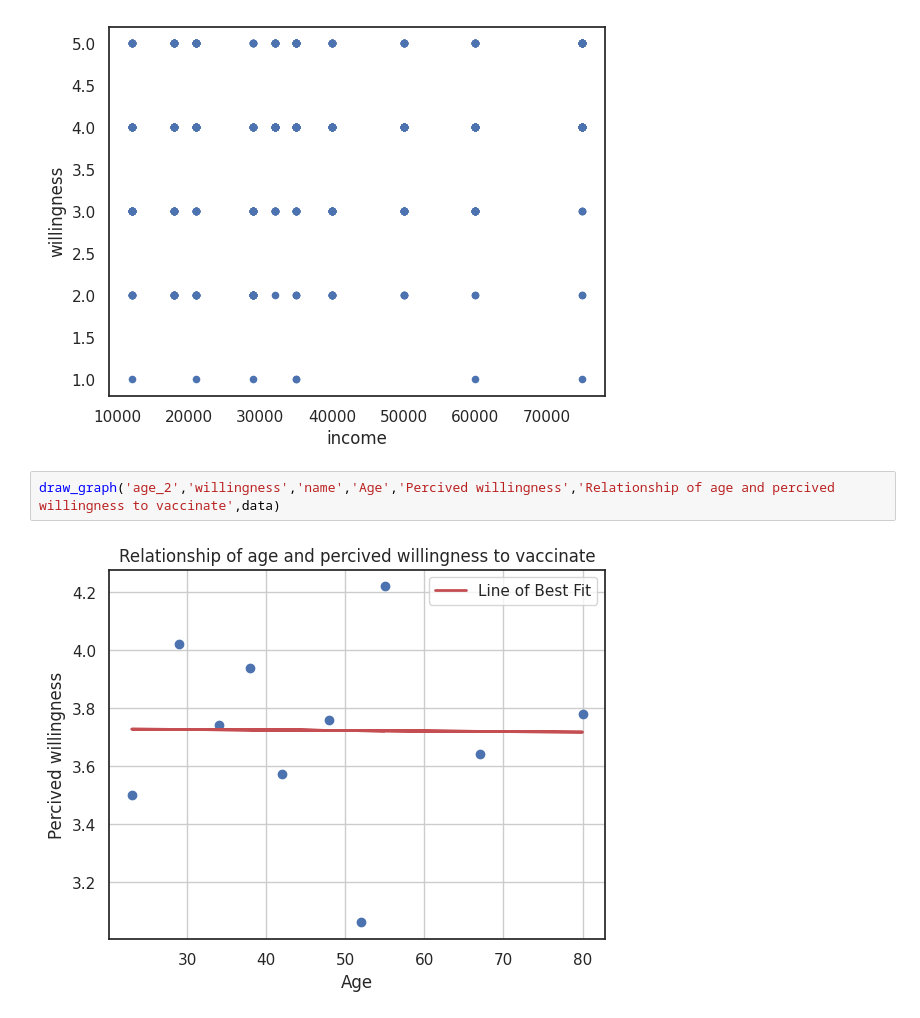
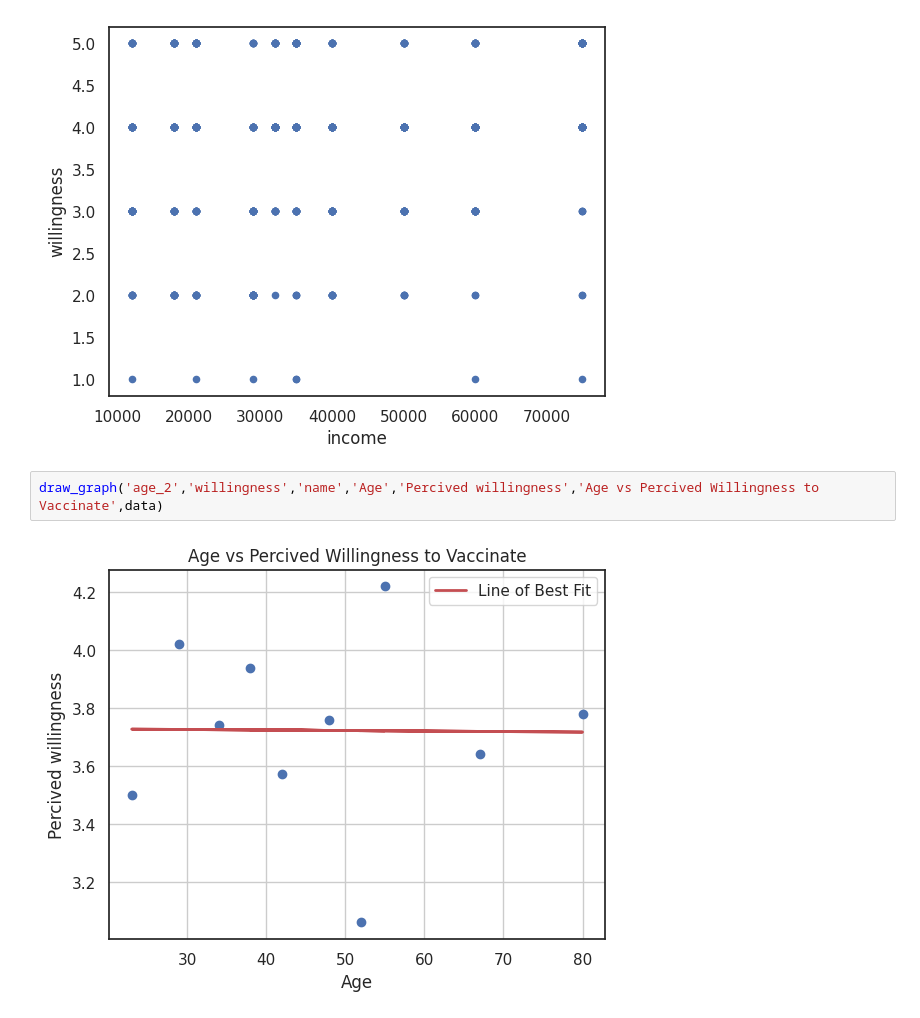
Before and after one commit to dramafisher/vaccine-github, a Jupyter notebook: vaccine_data_notebook_m2.ipynb, the cells around one changed output. Drawn from its saved outputs; the diff is of its cells as text.

```diff
--- a/vaccine_data_notebook_m2.ipynb
+++ b/vaccine_data_notebook_m2.ipynb
@@ -65,7 +82,7 @@ data.plot(kind="scatter", x="income", y="willingness")
 <Axes: xlabel='income', ylabel='willingness'>
 [figure]
 # %%
-draw_graph('age_2','willingness','name','Age','Percived willingness','Relationship of age and percived willingness to vaccinate',data)
+draw_graph('age_2','willingness','name','Age','Percived willingness','Age vs Percived Willingness to Vaccinate',data)
 # %% [output]
-[figure, old version]
+[figure, new version]
 # %%
```
Also changed, not shown: parts of 7 cells of this notebook.
